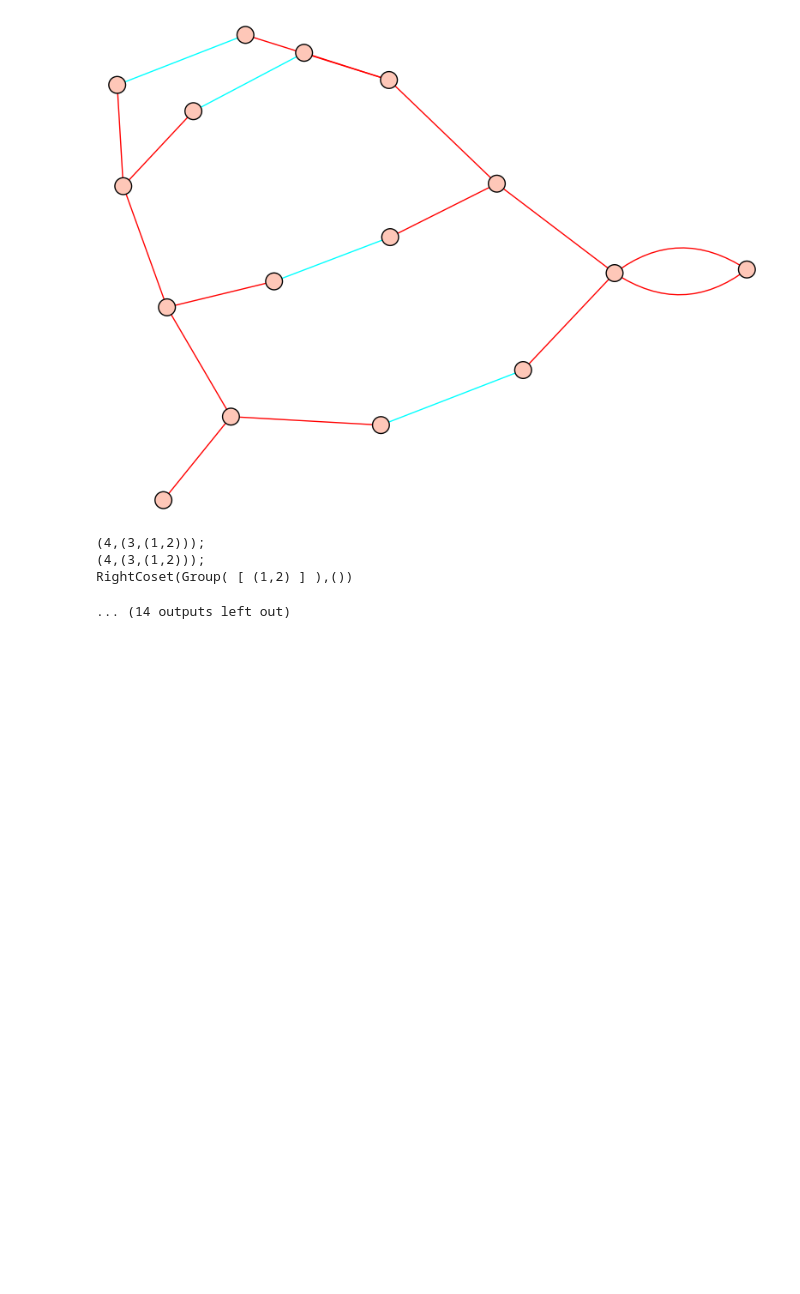
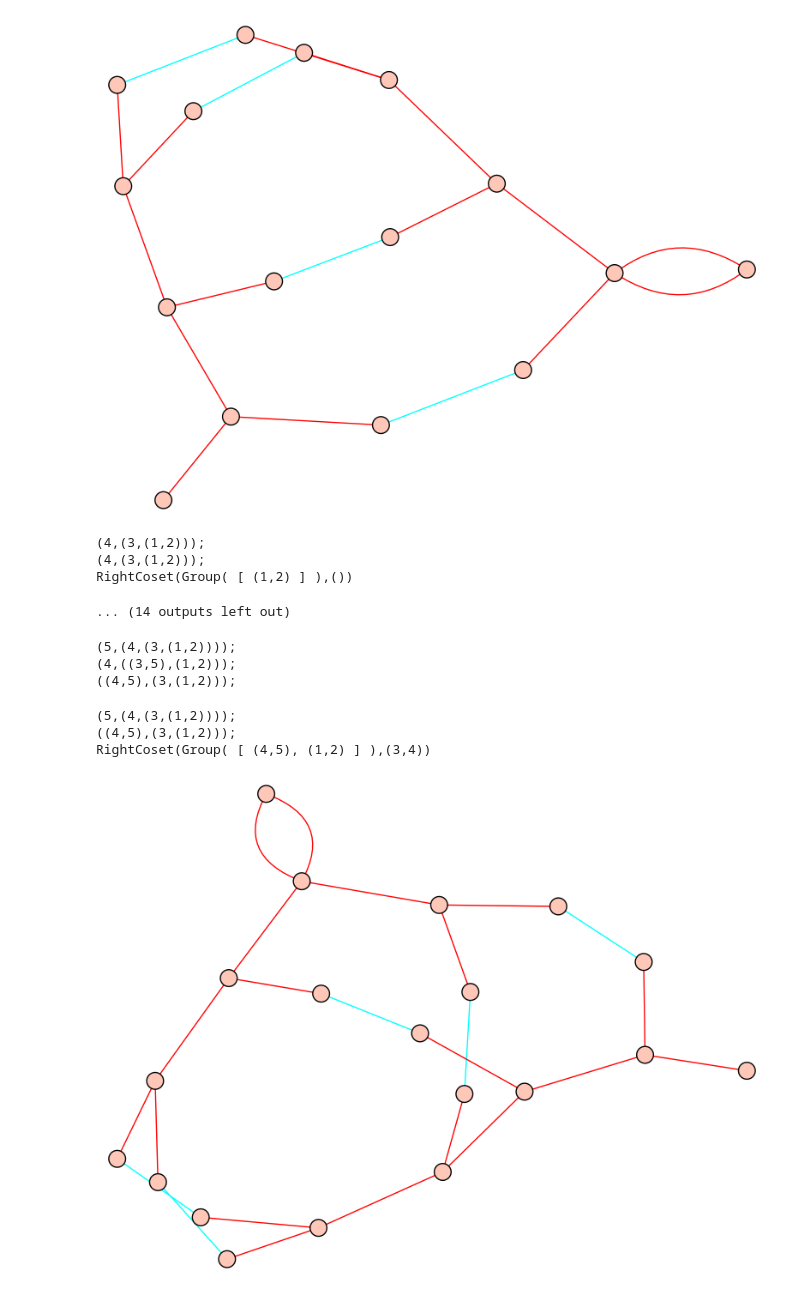
Before and after one commit to matsengrp/tangle, a Jupyter notebook: tangle.ipynb, the cells around one changed output. Saved outputs shown, nothing was run; the diff lists cells and outputs as text; code cells hidden in the pictures; blank space fills up the shorter version.

Commit message:
Explaining relabeling moves.

```diff
--- a/tangle.ipynb
+++ b/tangle.ipynb
@@ -51,3 +51,21 @@ RightCoset(Group( [ (1,2), (1,4) ] ),(2,3,4))
 (4,(3,(1,2)));
 RightCoset(Group( [ (1,2) ] ),())
 ... (14 outputs left out)
+# %%
+sl5 = equivalence_class_representatives(rooted_is_isomorphic, enumerate_rooted_trees(5))
+
+for t in sl5:
+    print to_newick(t)
+# %% [output]
+(5,(4,(3,(1,2))));
+(4,((3,5),(1,2)));
+((4,5),(3,(1,2)));
+# %%
+relabel_ex = (sl5[0], sl5[2], gap("RightCoset(Group( [ (4,5), (1,2) ] ),(3,4))"))
+print_tangle(*relabel_ex)
+nb_show_tangle(relabel_ex)
+# %% [output]
+(5,(4,(3,(1,2))));
+((4,5),(3,(1,2)));
+RightCoset(Group( [ (4,5), (1,2) ] ),(3,4))
+[figure, added]
```
Also changed, not shown: 4 other files.
